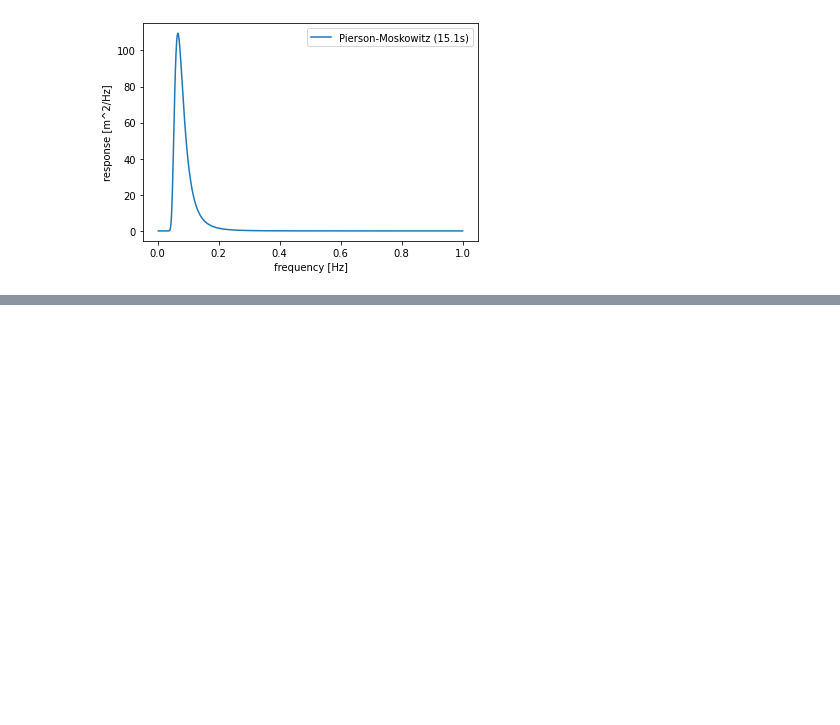
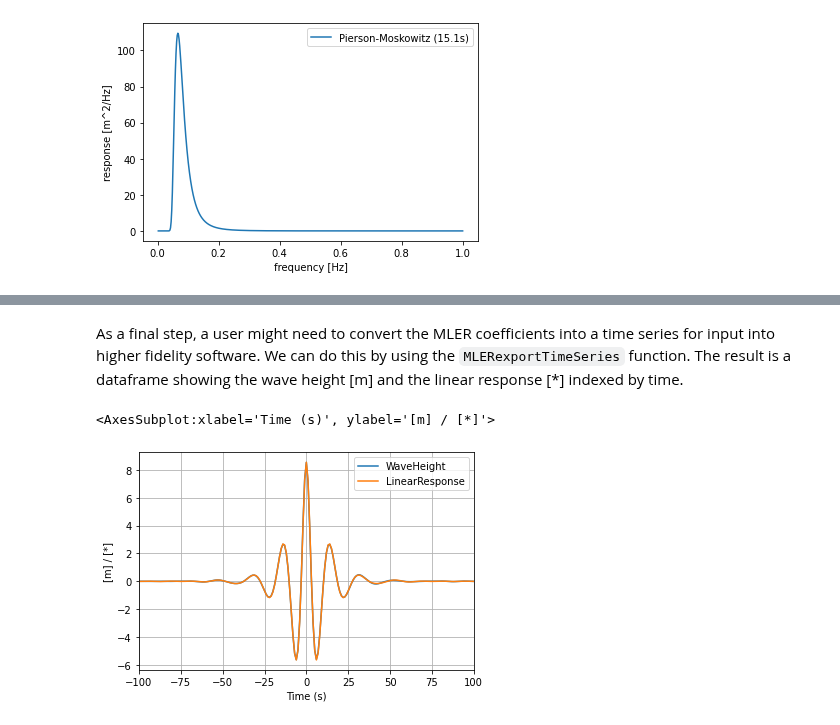
Before and after one commit to MHKiT-Software/MHKiT-Python, a Jupyter notebook: examples/extreme_response_MLER_example.ipynb, the cells around one changed output, grey strips where cells are left out. Cells and saved outputs as stored; diff of their text form; code cells hidden in the pictures; blank space fills up the shorter version.

````diff
--- a/examples/extreme_response_MLER_example.ipynb
+++ b/examples/extreme_response_MLER_example.ipynb
@@ -60,0 +63,31 @@ mler_data.plot(y='Phase', ylabel='[rad]', xlabel='Frequency [rad/s]')
+# %%
+# generate parameters dict
+params = (
+    ('startTime',-150.0),
+    ('endTime',150.0),
+    ('dT',1.0),
+    ('T0',0.0),
+    ('startX',-300.0),
+    ('endX',300.0),
+    ('dX',1.0),
+    ('X0',0.0)
+)
+parameters = dict(params)
+
+# get simulation dict
+sim = extreme.MLERsimulation(parameters=parameters)
+
+# generate wave number k
+k = resource.wave_number(wave_freq,70)
+k = k.fillna(0)
+
+peakHeightDesired = Hs/2 * 1.9
+mler_norm = extreme.MLERwaveAmpNormalize(peakHeightDesired, mler_data, sim, k.k.values)
+# %% [markdown]
+As a final step, a user might need to convert the MLER coefficients into a time series for input into higher fidelity software. We can do this by using the ```MLERexportTimeSeries``` function. The result is a dataframe showing the wave height [m] and the linear response [*] indexed by time.
+# %%
+mler_ts = extreme.MLERexportTimeSeries(RAO.values,mler_norm,sim,k.k.values)
+mler_ts.plot(xlabel='Time (s)',ylabel='[m] / [*]',xlim=[-100,100],grid=True)
+# %% [output]
+<AxesSubplot:xlabel='Time (s)', ylabel='[m] / [*]'>
+[figure, added]
````
Also changed, not shown: parts of 5 cells of this notebook, 4 other files.
